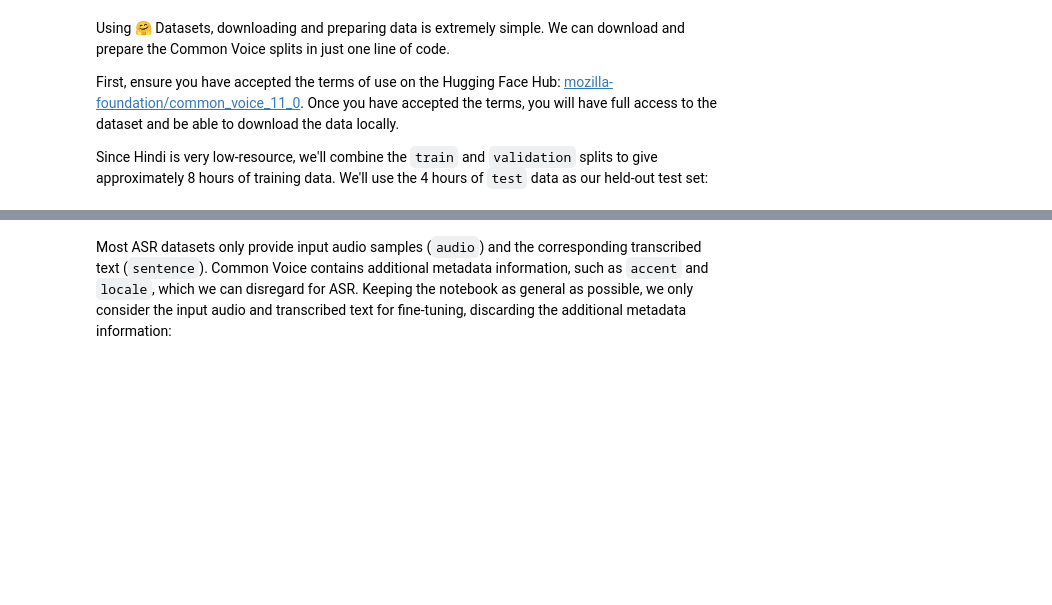
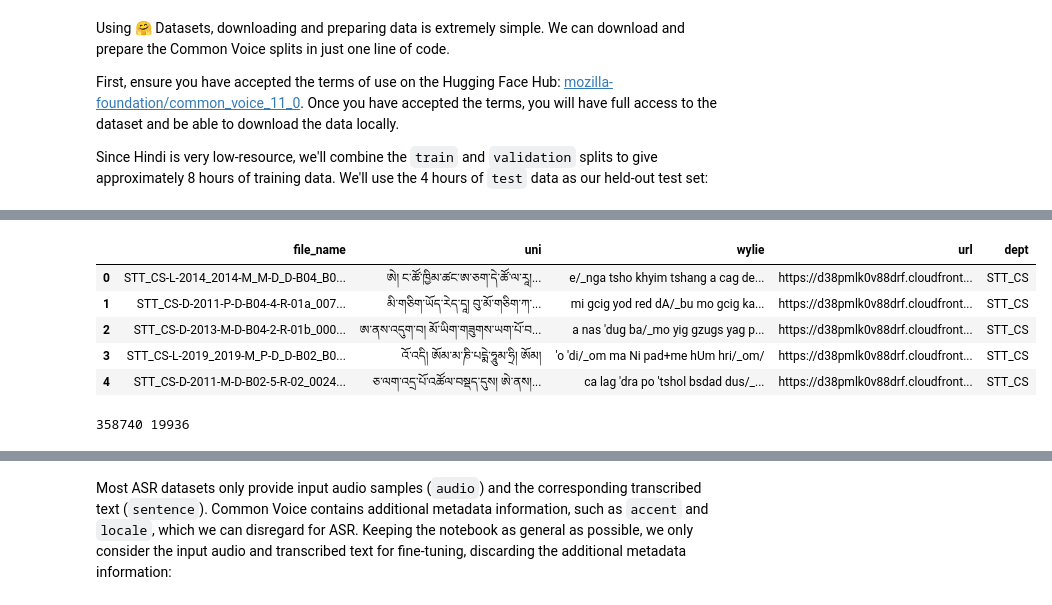
Before and after one commit to OpenPecha/stt-whisper, a Jupyter notebook: fine_tune_whisper.ipynb, the cells around one changed output, grey strips where cells are left out. Saved outputs shown, nothing was run; the diff lists cells and outputs as text; code cells hidden in the pictures; blank space fills up the shorter version.

```diff
--- a/fine_tune_whisper.ipynb
+++ b/fine_tune_whisper.ipynb
@@ -224 +268,28 @@ Successfully installed datasets-2.14.4 dill-0.3.7 multiprocess-0.70.15 pyarrow-1
+# %%
+import pandas as pd
+
+train_df = pd.concat([pd.read_csv('tsv/train.tsv', sep='\t'), pd.read_csv('mv_tsv/train.tsv', sep='\t'), pd.read_csv('v1_tsv/train.tsv', sep='\t')])
+validation_df = pd.concat([pd.read_csv('tsv/validation.tsv', sep='\t'), pd.read_csv('mv_tsv/validation.tsv', sep='\t'), pd.read_csv('v1_tsv/validation.tsv', sep='\t')])
+test_df = pd.concat([pd.read_csv('tsv/test.tsv', sep='\t'), pd.read_csv('mv_tsv/test.tsv', sep='\t'), pd.read_csv('v1_tsv/test.tsv', sep='\t')])
+
+# train_df = pd.read_csv('v1_tsv/train.tsv', sep='\t')
+# validation_df = pd.read_csv('v1_tsv/validation.tsv', sep='\t')
+# test_df = pd.read_csv('v1_tsv/test.tsv', sep='\t')
+# %%
+train_df['url'] = train_df['url'].map(lambda x : x.replace('#','%23'))
+validation_df['url'] = validation_df['url'].map(lambda x : x.replace('#','%23'))
+test_df['url'] = test_df['url'].map(lambda x : x.replace('#','%23'))
+# %%
+train_df.head()
+# %% [output]
+|  | file_name | uni | wylie | url | dept |
+| 0 | STT_CS-L-2014_2014-M_M-D_D-B04_B0... | ཨེ། ང་ཚོ་ཁྱིམ་ཚང་ཨ་ཅག་དེ་ཚོ་ལ་རཱ།... | e/_nga tsho khyim tshang a cag de... | https://d38pmlk0v88drf.cloudfront... | STT_CS |
+| 1 | STT_CS-D-2011-P-D-B04-4-R-01a_007... | མི་གཅིག་ཡོད་རེད་དཱ། བུ་མོ་གཅིག་ཀ་... | mi gcig yod red dA/_bu mo gcig ka... | https://d38pmlk0v88drf.cloudfront... | STT_CS |
+| 2 | STT_CS-D-2013-M-D-B04-2-R-01b_000... | ཨ་ནས་འདུག་བ། མོ་ཡིག་གཟུགས་ཡག་པོ་བ... | a nas 'dug ba/_mo yig gzugs yag p... | https://d38pmlk0v88drf.cloudfront... | STT_CS |
+| 3 | STT_CS-L-2019_2019-M_P-D_D-B02_B0... | འོ་འདི། ཨོམ་མ་ཎི་པདྨེ་ཧཱུམ་ཧྲི། ཨོམ། | 'o 'di/_om ma Ni pad+me hUm hri/_om/ | https://d38pmlk0v88drf.cloudfront... | STT_CS |
+| 4 | STT_CS-D-2011-M-D-B02-5-R-02_0024... | ཅ་ལག་འདྲ་པོ་འཚོལ་བསྡད་དུས། ཨེ་ནས།... | ca lag 'dra po 'tshol bsdad dus/_... | https://d38pmlk0v88drf.cloudfront... | STT_CS |
+# %%
+print(len(train_df), len(test_df))
+# %% [output]
+358740 19936
 # %%
```
Also changed, not shown: parts of 24 cells of this notebook, 1 other file.
